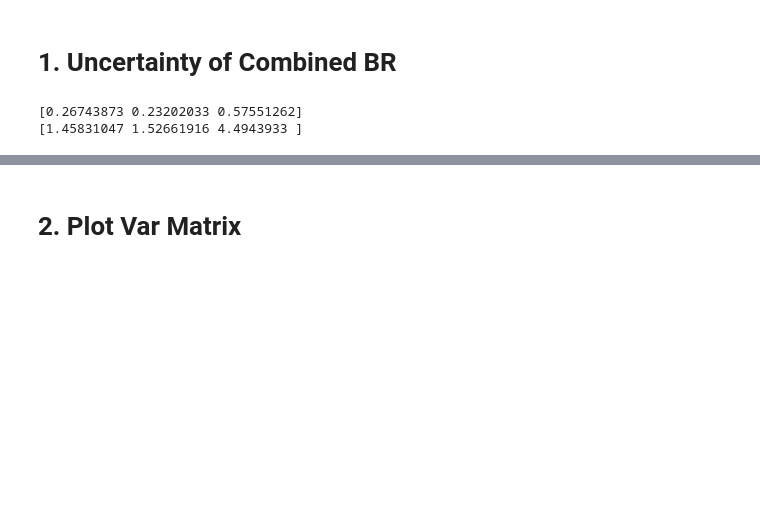
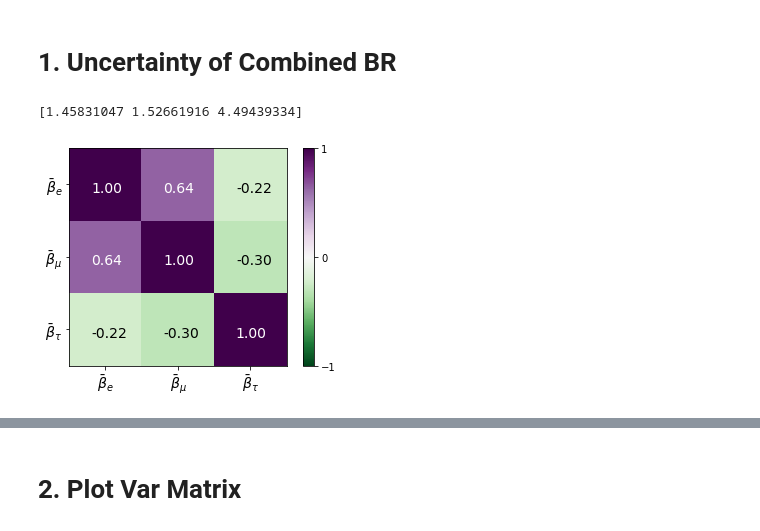
Before and after one commit to ZihengChen/WBranchingFaction, a Jupyter notebook: notebooks/ju_combine.ipynb, the cells around one changed output, grey strips where cells are left out. Saved outputs shown, nothing was run; the diff lists cells and outputs as text; code cells hidden in the pictures; blank space fills up the shorter version.

```diff
--- a/notebooks/ju_combine.ipynb
+++ b/notebooks/ju_combine.ipynb
@@ -12,14 +12,17 @@ beta0 = np.array([0.10883379, 0.10800187, 0.10689639,
 # 1. Uncertainty of Combined BR
 # %%
 # statisitcal
-combiner = bfCombiner(covar[0], beta0)
-sigma, corr = combiner.bfvar()
-print(sigma/0.1080*100)
+# combiner = bfCombiner(covar[0], beta0)
+# sigma, corr = combiner.bfvar()
+# print(sigma/0.1080*100)
 
 # total
 combiner = bfCombiner(covarTotal, beta0)
 sigma, corr = combiner.bfvar()
 print(sigma/0.1080*100)
+
+showParameterCov(corr)
+plt.savefig('../plots/covarMatrix_beta.png',dpi=300)
 # %% [output]
-[0.26743873 0.23202033 0.57551262]
-[1.45831047 1.52661916 4.4943933 ]
+[1.45831047 1.52661916 4.49439334]
+[figure, added]
```
Also changed, not shown: parts of 4 cells of this notebook, 1 other file.
